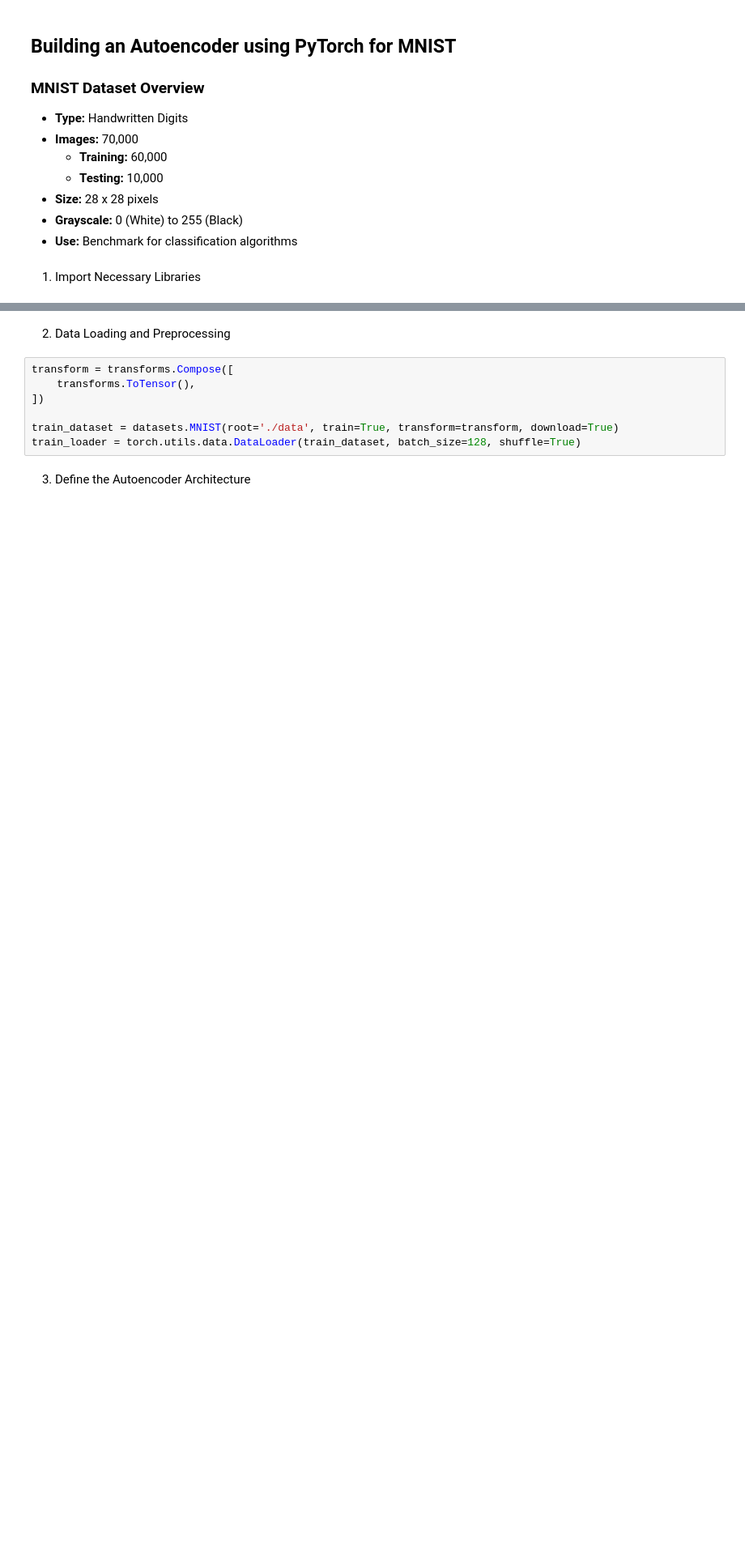
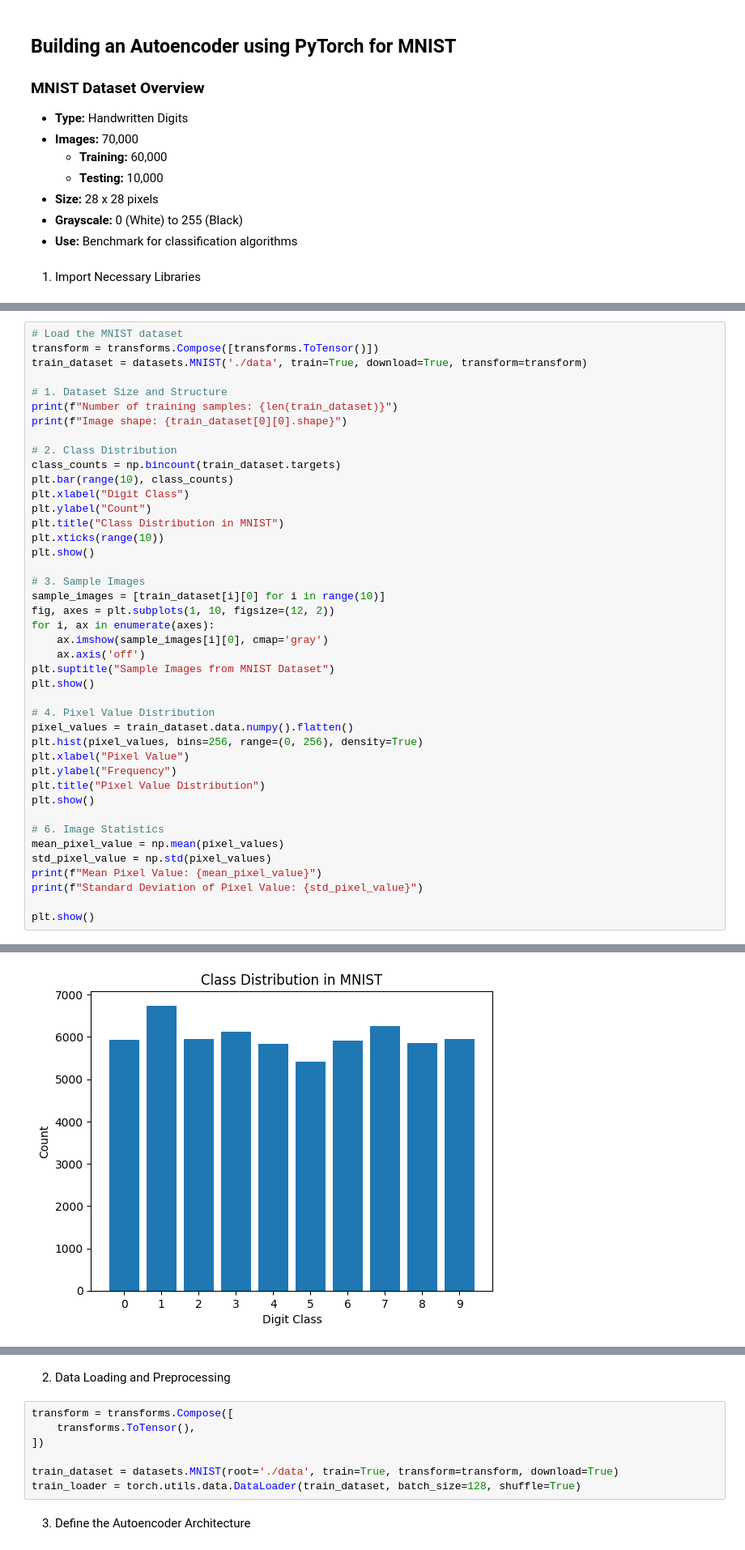
Before and after one commit to shubhamagarwal1993/Introduction-to-Generative-AI, a Jupyter notebook: Day-2/Part-1.ipynb, the cells around one changed output, grey strips where cells are left out. Shown at 81% size. Drawn from its saved outputs; the diff is of its cells as text; blank space fills up the shorter version.

```diff
--- a/Day-2/Part-1.ipynb
+++ b/Day-2/Part-1.ipynb
@@ -191,0 +228,43 @@ from tqdm import tqdm
+# %%
+# Load the MNIST dataset
+transform = transforms.Compose([transforms.ToTensor()])
+train_dataset = datasets.MNIST('./data', train=True, download=True, transform=transform)
+
+# 1. Dataset Size and Structure
+print(f"Number of training samples: {len(train_dataset)}")
+print(f"Image shape: {train_dataset[0][0].shape}")
+
+# 2. Class Distribution
+class_counts = np.bincount(train_dataset.targets)
+plt.bar(range(10), class_counts)
+plt.xlabel("Digit Class")
+plt.ylabel("Count")
+plt.title("Class Distribution in MNIST")
+plt.xticks(range(10))
+plt.show()
+
+# 3. Sample Images
+sample_images = [train_dataset[i][0] for i in range(10)]
+fig, axes = plt.subplots(1, 10, figsize=(12, 2))
+for i, ax in enumerate(axes):
+    ax.imshow(sample_images[i][0], cmap='gray')
+    ax.axis('off')
+plt.suptitle("Sample Images from MNIST Dataset")
+plt.show()
+
+# 4. Pixel Value Distribution
+pixel_values = train_dataset.data.numpy().flatten()
+plt.hist(pixel_values, bins=256, range=(0, 256), density=True)
+plt.xlabel("Pixel Value")
+plt.ylabel("Frequency")
+plt.title("Pixel Value Distribution")
+plt.show()
+
+# 6. Image Statistics
+mean_pixel_value = np.mean(pixel_values)
+std_pixel_value = np.std(pixel_values)
+print(f"Mean Pixel Value: {mean_pixel_value}")
+print(f"Standard Deviation of Pixel Value: {std_pixel_value}")
+
+plt.show()
+# %% [output]
@@ -191,0 +273 @@ from tqdm import tqdm
+[figure, added]
```
Also changed, not shown: parts of 8 cells of this notebook.
